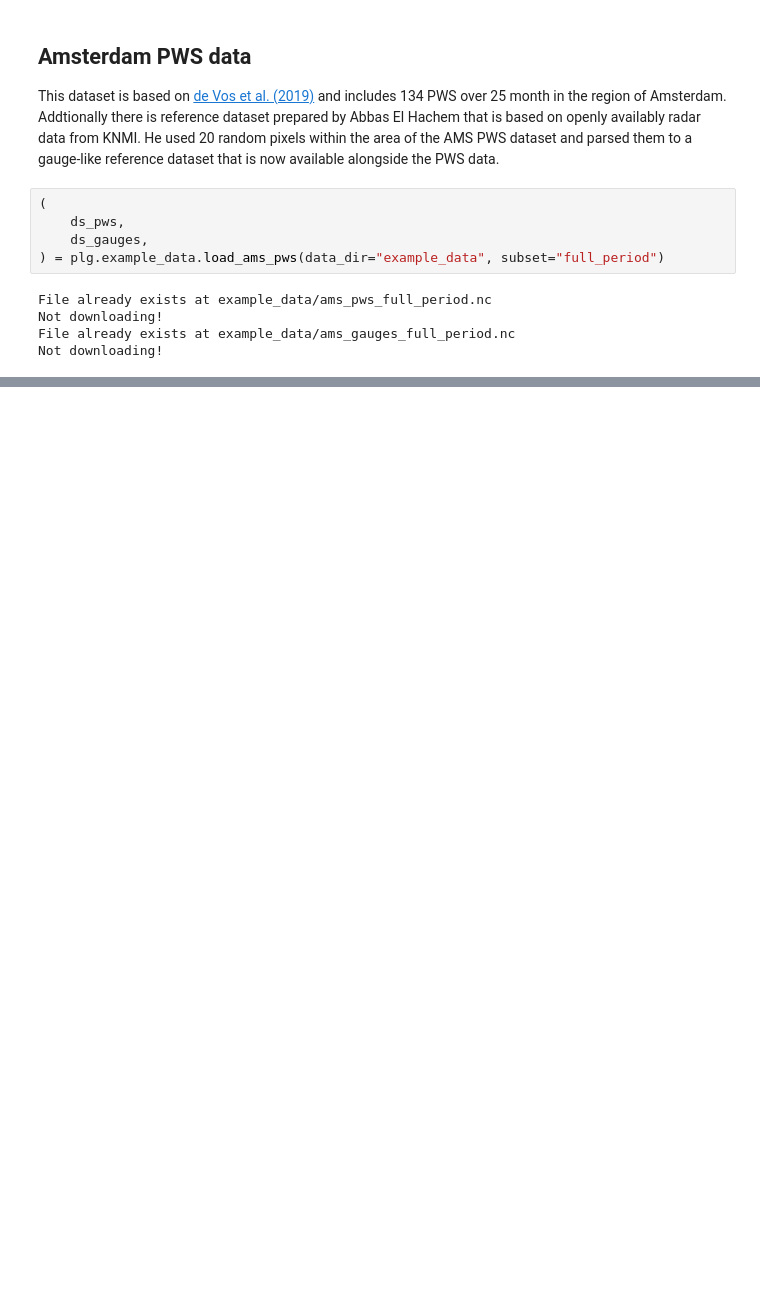
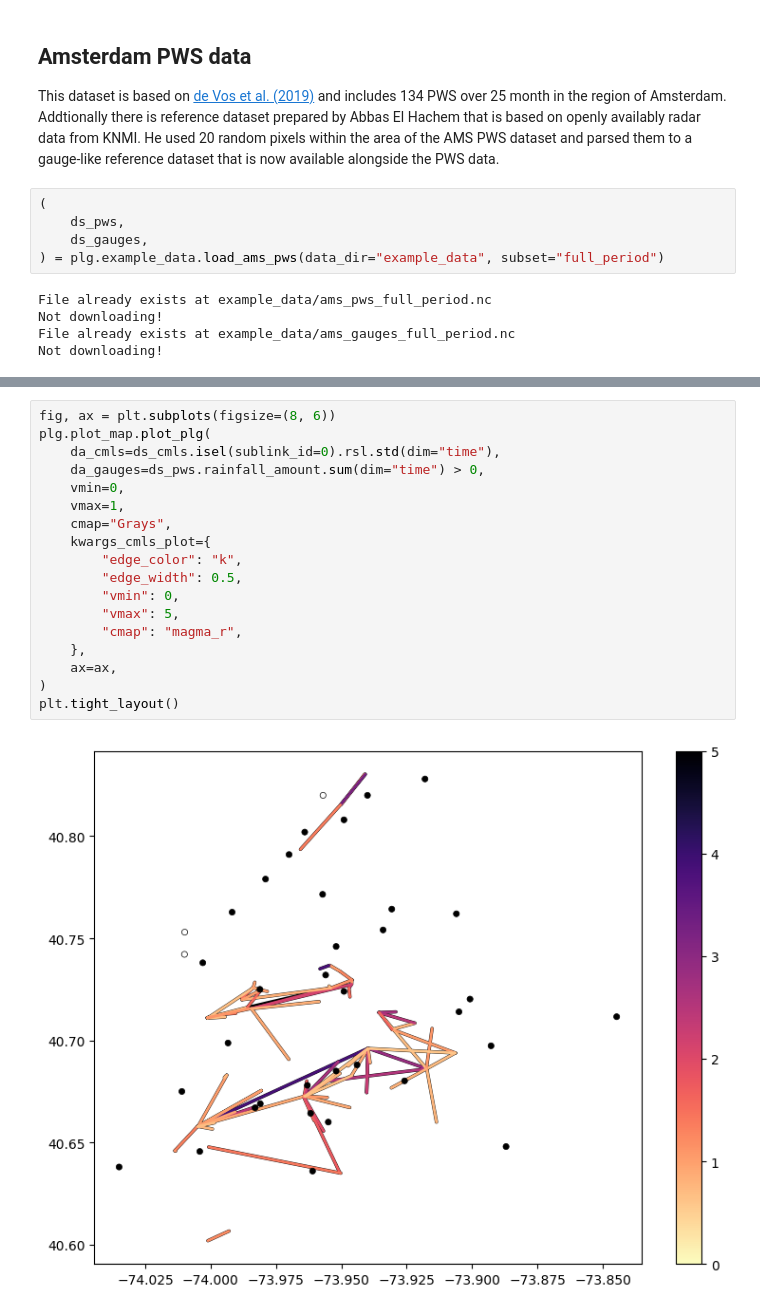
Before and after one commit to OpenSenseAction/poligrain, a Jupyter notebook: docs/notebooks/Explore_example_data.ipynb, the cells around one changed output, grey strips where cells are left out. Drawn from its saved outputs; the diff is of its cells as text; blank space fills up the shorter version.

```diff
--- a/docs/notebooks/Explore_example_data.ipynb
+++ b/docs/notebooks/Explore_example_data.ipynb
@@ -167,0 +273,20 @@ plt.legend()
+# %%
+fig, ax = plt.subplots(figsize=(8, 6))
+plg.plot_map.plot_plg(
+    da_cmls=ds_cmls.isel(sublink_id=0).rsl.std(dim="time"),
+    da_gauges=ds_pws.rainfall_amount.sum(dim="time") > 0,
+    vmin=0,
+    vmax=1,
+    cmap="Grays",
+    kwargs_cmls_plot={
+        "edge_color": "k",
+        "edge_width": 0.5,
+        "vmin": 0,
+        "vmax": 5,
+        "cmap": "magma_r",
+    },
+    ax=ax,
+)
+plt.tight_layout()
+# %% [output]
+[figure, added]
```
Also changed, not shown: parts of 9 cells of this notebook, 3 other files.
